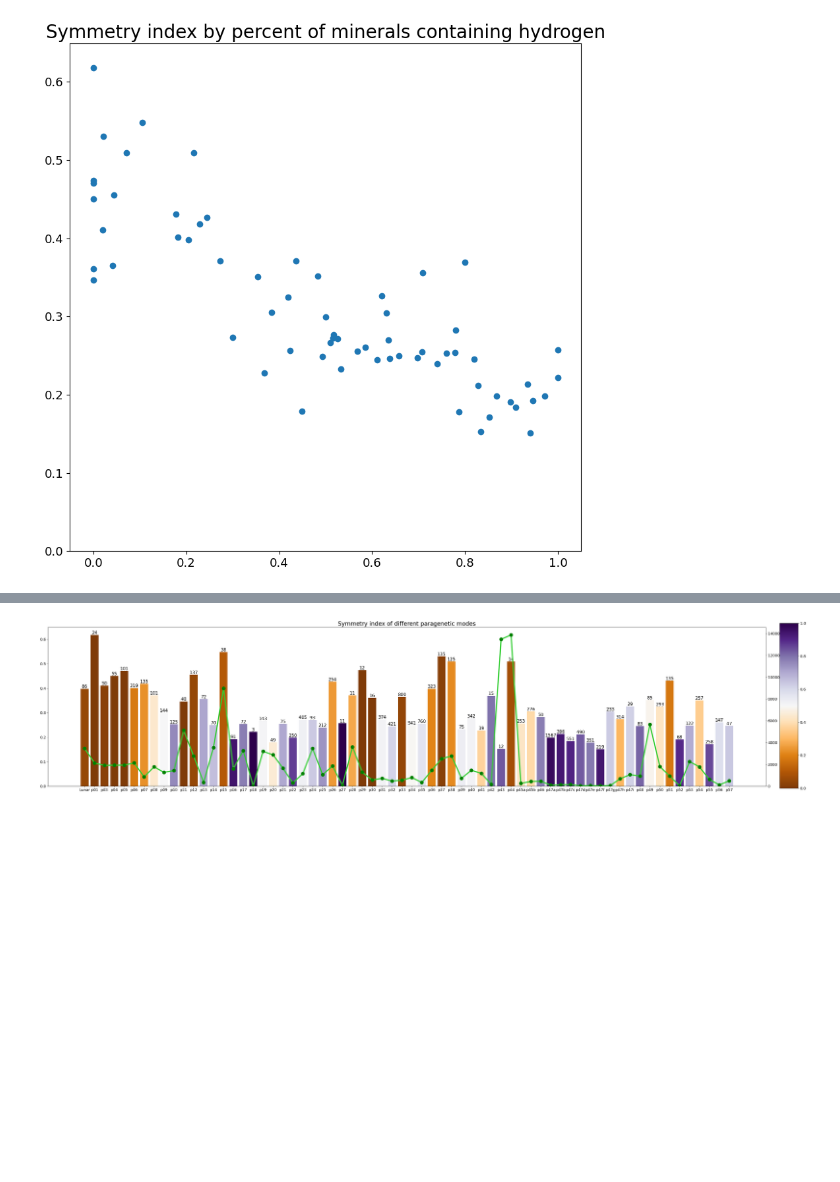
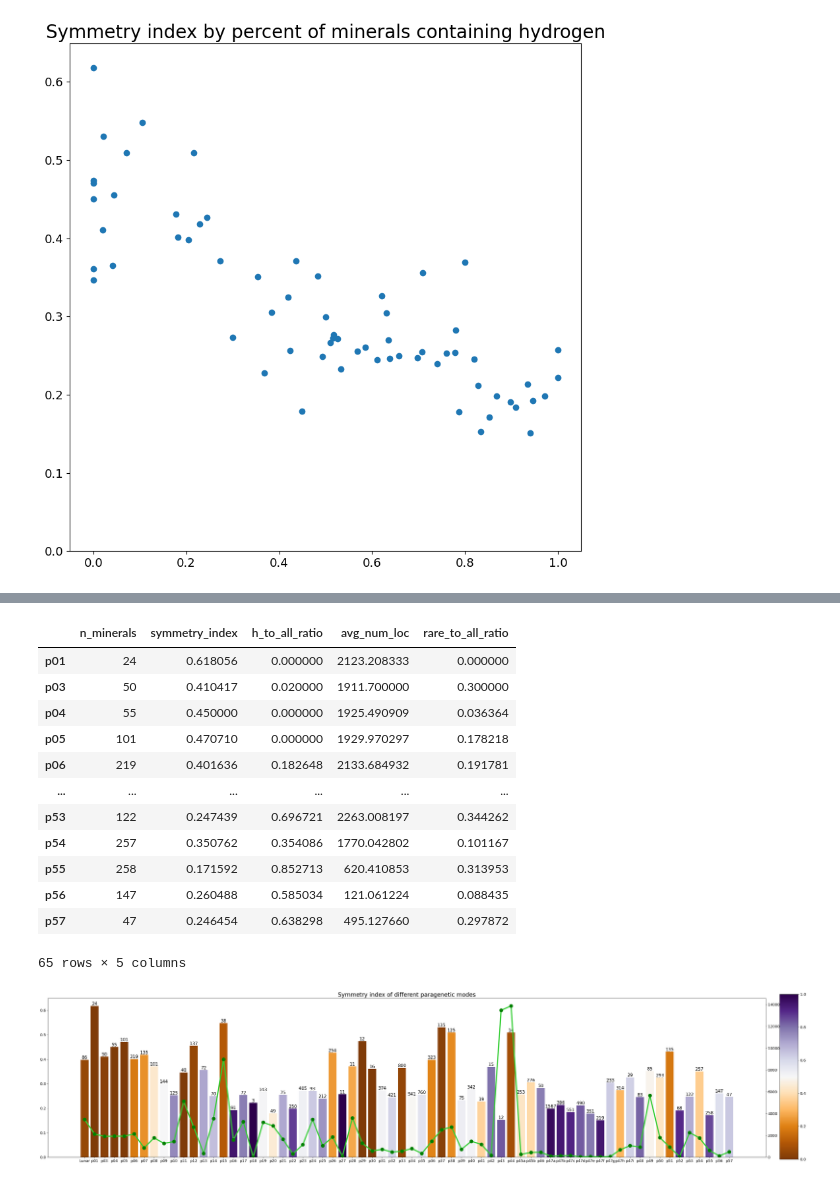
Before and after one commit to NoaVidovic/pgm-symmetry-analysis, a Jupyter notebook: data_analysis.ipynb, the cells around one changed output, grey strips where cells are left out. Cells and saved outputs as stored; diff of their text form; code cells hidden in the pictures; blank space fills up the shorter version.

```diff
--- a/data_analysis.ipynb
+++ b/data_analysis.ipynb
@@ -169,16 +189,30 @@ plt.savefig(f'results/sym_hyd.png', dpi=300)
 # %%
 def order(x):
     return [ x[p] for p in default_ordering ]
 
 d = {
     'n_minerals': order(n_minerals_in_pgm),
     'symmetry_index': order(pgm_symmetry_indices),
     'h_to_all_ratio': order(pgm_hyd_pct),
     'avg_num_loc': order(pgm_loc_avg),
     'rare_to_all_ratio': order(pgm_rare_pct)
 }
 
-pd.DataFrame(data=d, index=default_ordering).to_csv('results/results.csv')
+pd.DataFrame(data=d, index=default_ordering)#.to_csv('results/results.csv')
+# %% [output]
+|  | n_minerals | symmetry_index | h_to_all_ratio | avg_num_loc | rare_to_all_ratio |
+| p01 | 24 | 0.618056 | 0.000000 | 2123.208333 | 0.000000 |
+| p03 | 50 | 0.410417 | 0.020000 | 1911.700000 | 0.300000 |
+| p04 | 55 | 0.450000 | 0.000000 | 1925.490909 | 0.036364 |
+| p05 | 101 | 0.470710 | 0.000000 | 1929.970297 | 0.178218 |
+| p06 | 219 | 0.401636 | 0.182648 | 2133.684932 | 0.191781 |
+| ... | ... | ... | ... | ... | ... |
+| p53 | 122 | 0.247439 | 0.696721 | 2263.008197 | 0.344262 |
+| p54 | 257 | 0.350762 | 0.354086 | 1770.042802 | 0.101167 |
+| p55 | 258 | 0.171592 | 0.852713 | 620.410853 | 0.313953 |
+| p56 | 147 | 0.260488 | 0.585034 | 121.061224 | 0.088435 |
+| p57 | 47 | 0.246454 | 0.638298 | 495.127660 | 0.297872 |
+65 rows × 5 columns
 # %%
 cmap = plt.get_cmap('PuOr')
 
```
Also changed, not shown: parts of 2 cells of this notebook.
